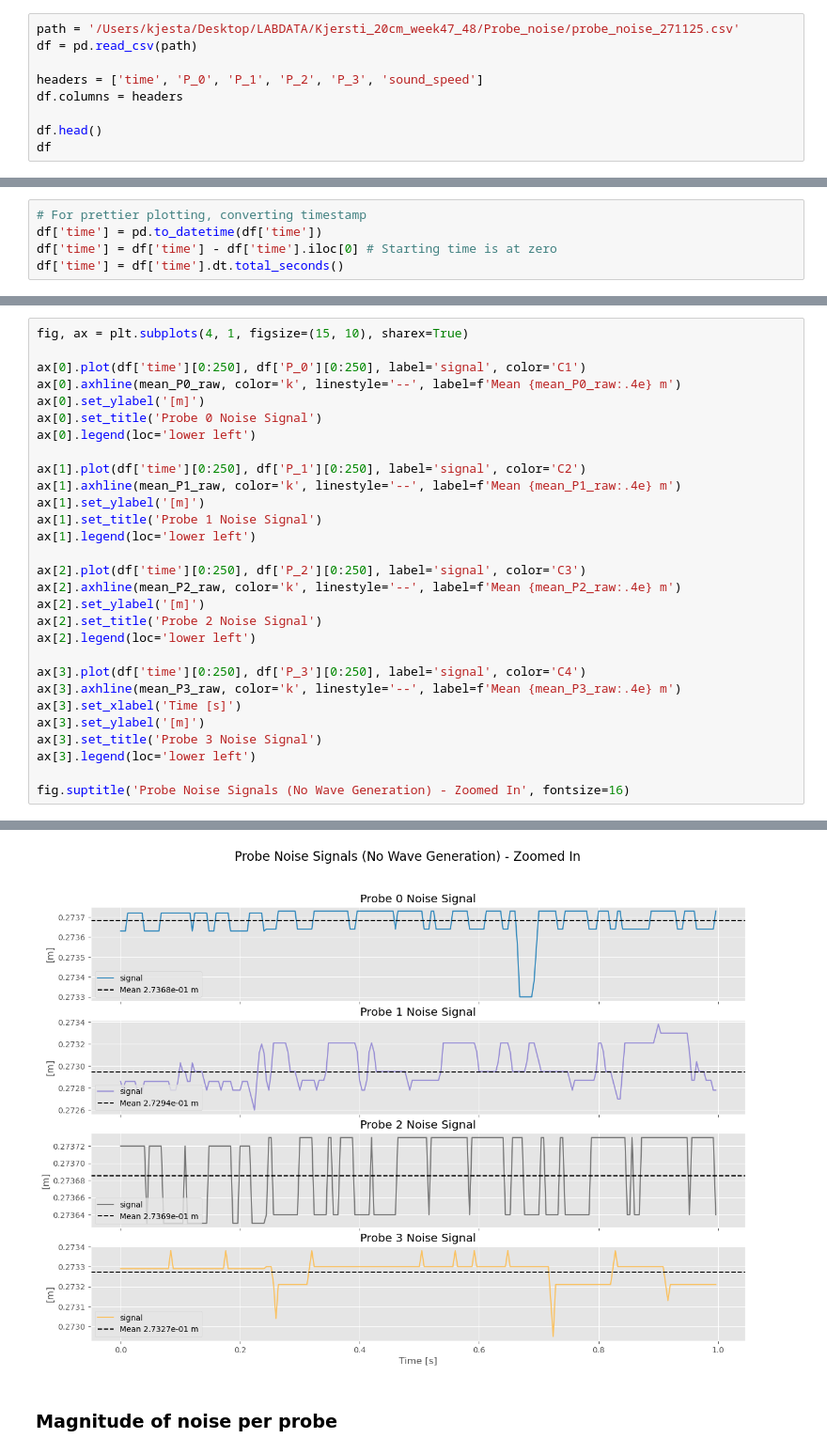
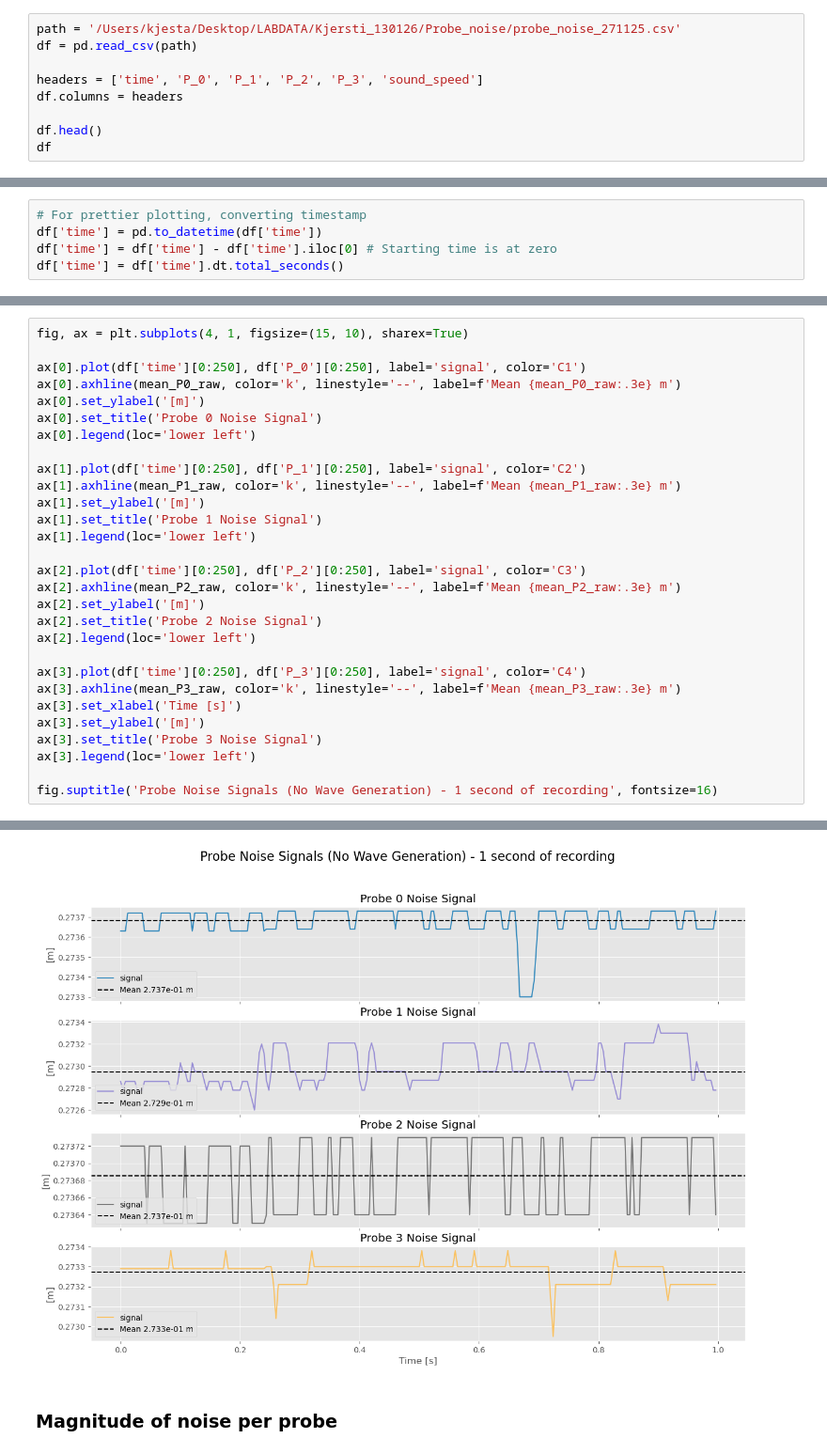
Before and after one commit to kjes4pres/Master_code, a Jupyter notebook: Lab/post_processing.ipynb, the cells around one changed output, grey strips where cells are left out. Shown at 94% size. Drawn from its saved outputs; the diff is of its cells as text.

```diff
--- a/Lab/post_processing.ipynb
+++ b/Lab/post_processing.ipynb
@@ -37,7 +35,7 @@ The probe settings used were:
 
 The signals recorded by the probes were processed by a software named *UltraLab Advanced Controller*, which converts the acoustic signal to distance in meters. Further, the processed data is sent to *UltraLab: Ultralab Monitoring Software* which displays the data and allows for saving the experiment runs. The 27th of November 2025, I conducted a probe noise measurement. For 120 seconds, the four probes recorded the water level of stil water at 20 cm depth. Here are the results.
 # %%
-path = '/Users/kjesta/Desktop/LABDATA/Kjersti_20cm_week47_48/Probe_noise/probe_noise_271125.csv'
+path = '/Users/kjesta/Desktop/LABDATA/Kjersti_130126/Probe_noise/probe_noise_271125.csv'
 df = pd.read_csv(path)
 
 headers = ['time', 'P_0', 'P_1', 'P_2', 'P_3', 'sound_speed']
@@ -106,29 +104,29 @@ Text(0.5, 0.98, 'Probe Noise Signals (No Wave Generation)')
 fig, ax = plt.subplots(4, 1, figsize=(15, 10), sharex=True)
 
 ax[0].plot(df['time'][0:250], df['P_0'][0:250], label='signal', color='C1')
-ax[0].axhline(mean_P0_raw, color='k', linestyle='--', label=f'Mean {mean_P0_raw:.4e} m')
+ax[0].axhline(mean_P0_raw, color='k', linestyle='--', label=f'Mean {mean_P0_raw:.3e} m')
 ax[0].set_ylabel('[m]')
 ax[0].set_title('Probe 0 Noise Signal')
 ax[0].legend(loc='lower left')
 
 ax[1].plot(df['time'][0:250], df['P_1'][0:250], label='signal', color='C2')
-ax[1].axhline(mean_P1_raw, color='k', linestyle='--', label=f'Mean {mean_P1_raw:.4e} m')
+ax[1].axhline(mean_P1_raw, color='k', linestyle='--', label=f'Mean {mean_P1_raw:.3e} m')
 ax[1].set_ylabel('[m]')
 ax[1].set_title('Probe 1 Noise Signal')
 ax[1].legend(loc='lower left')
 
 ax[2].plot(df['time'][0:250], df['P_2'][0:250], label='signal', color='C3')
-ax[2].axhline(mean_P2_raw, color='k', linestyle='--', label=f'Mean {mean_P2_raw:.4e} m')
+ax[2].axhline(mean_P2_raw, color='k', linestyle='--', label=f'Mean {mean_P2_raw:.3e} m')
 ax[2].set_ylabel('[m]')
 ax[2].set_title('Probe 2 Noise Signal')
 ax[2].legend(loc='lower left')
 
 ax[3].plot(df['time'][0:250], df['P_3'][0:250], label='signal', color='C4')
-ax[3].axhline(mean_P3_raw, color='k', linestyle='--', label=f'Mean {mean_P3_raw:.4e} m')
+ax[3].axhline(mean_P3_raw, color='k', linestyle='--', label=f'Mean {mean_P3_raw:.3e} m')
 ax[3].set_xlabel('Time [s]')
 ax[3].set_ylabel('[m]')
 ax[3].set_title('Probe 3 Noise Signal')
 ax[3].legend(loc='lower left')
 
-fig.suptitle('Probe Noise Signals (No Wave Generation) - Zoomed In', fontsize=16)
+fig.suptitle('Probe Noise Signals (No Wave Generation) - 1 second of recording', fontsize=16)
 # %% [output]
@@ -136,4 +134,4 @@ Text(0.5, 0.98, 'Probe Noise Signals (No Wave Generation) - Zoomed In')
-[figure, old version]
+[figure, new version]
 # %% [markdown]
 ### Magnitude of noise per probe
 # %%
```
Also changed, not shown: parts of 17 cells of this notebook.
